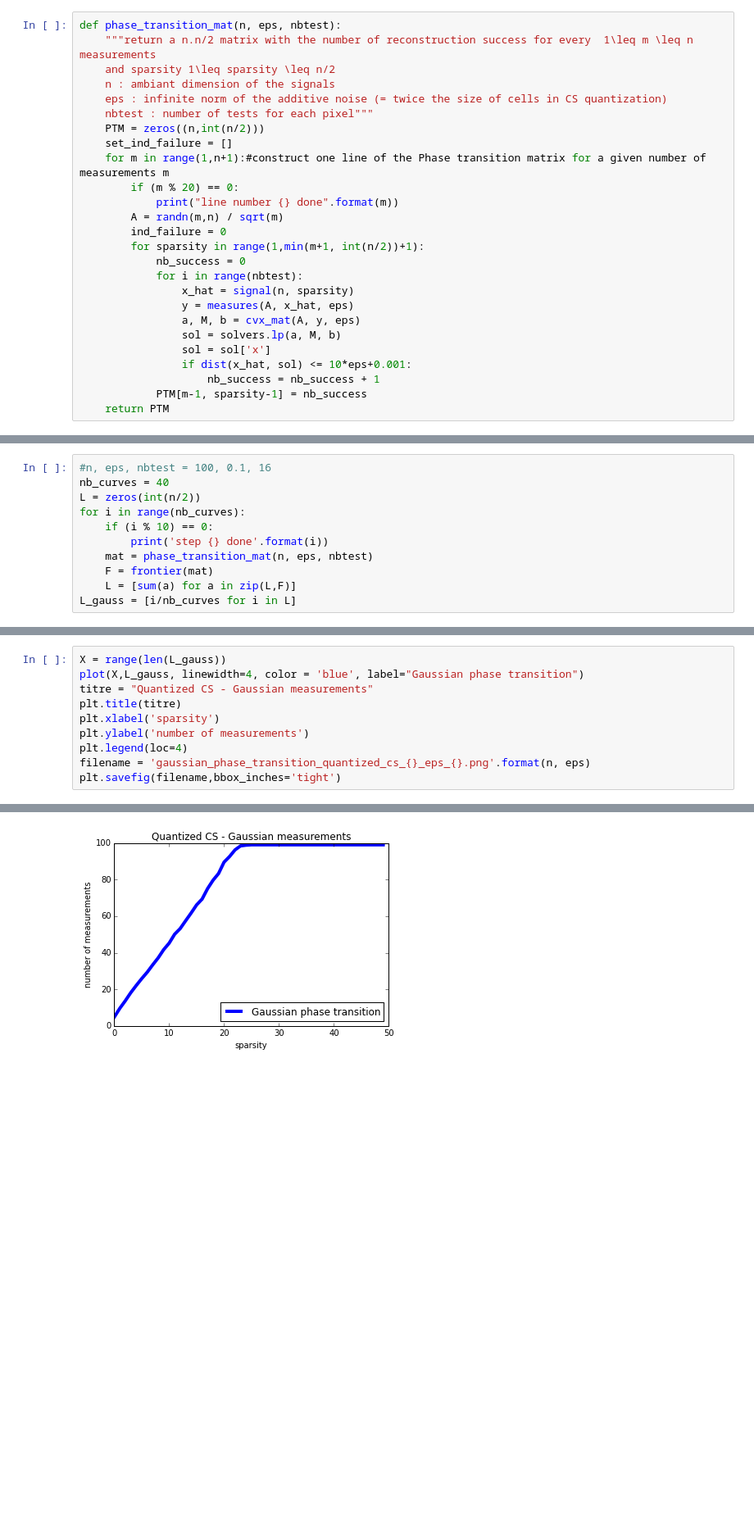
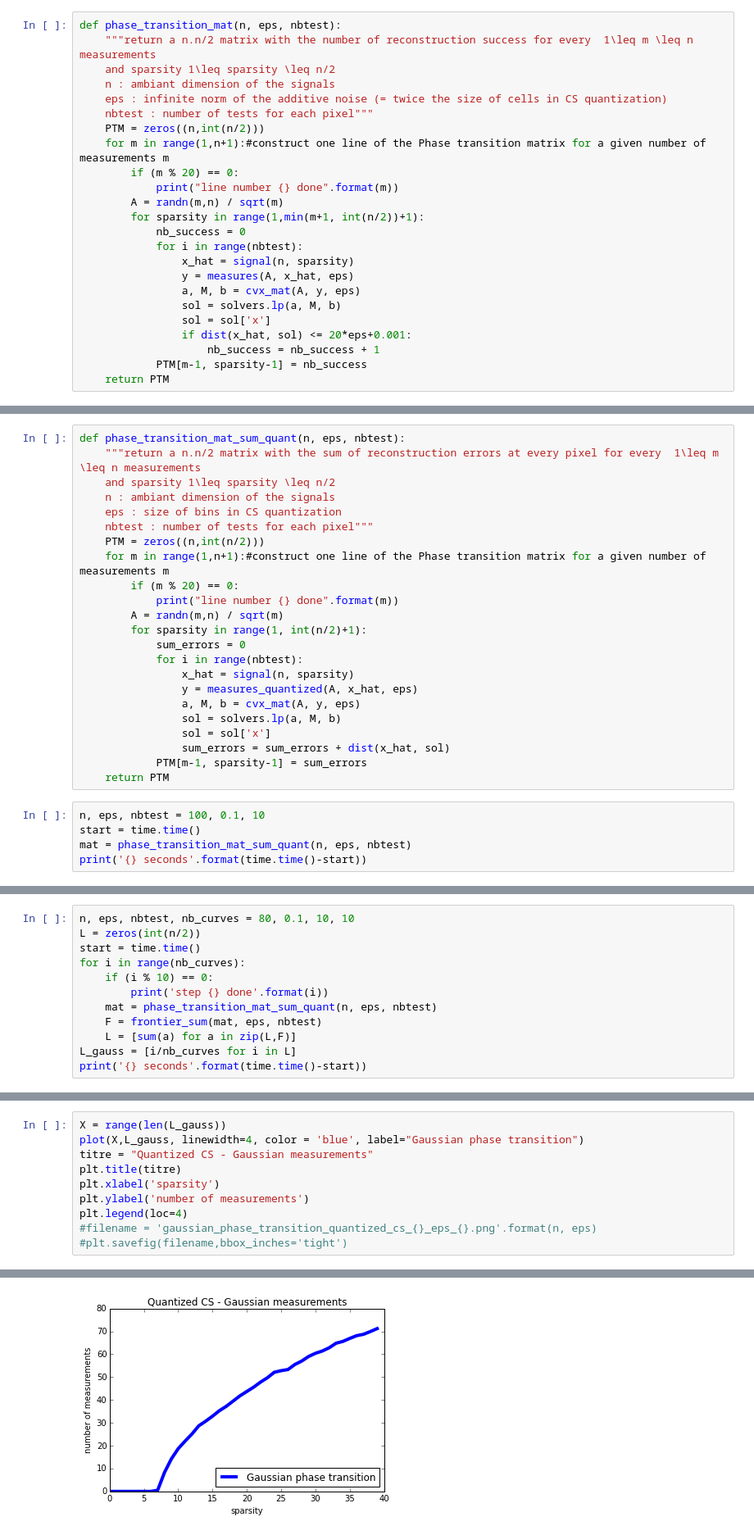
Before and after one commit to lecueguillaume/notebooks_python, a Jupyter notebook: research_paper_Dirksen_Rauhut_Lecue/phase_transition_cvx.ipynb, the cells around one changed output, grey strips where cells are left out. Shown at 82% size. Cells and saved outputs as stored; diff of their text form; blank space fills up the shorter version.

```diff
--- a/research_paper_Dirksen_Rauhut_Lecue/phase_transition_cvx.ipynb
+++ b/research_paper_Dirksen_Rauhut_Lecue/phase_transition_cvx.ipynb
@@ -126,12 +170,10 @@ def phase_transition_mat(n, eps, nbtest):
     eps : infinite norm of the additive noise (= twice the size of cells in CS quantization)
     nbtest : number of tests for each pixel"""
     PTM = zeros((n,int(n/2)))
-    set_ind_failure = []
     for m in range(1,n+1):#construct one line of the Phase transition matrix for a given number of measurements m
         if (m % 20) == 0:
             print("line number {} done".format(m))
         A = randn(m,n) / sqrt(m)
-        ind_failure = 0
         for sparsity in range(1,min(m+1, int(n/2))+1):
             nb_success = 0
             for i in range(nbtest):
@@ -140,7 +182,7 @@ def phase_transition_mat(n, eps, nbtest):
                 a, M, b = cvx_mat(A, y, eps)
                 sol = solvers.lp(a, M, b)
                 sol = sol['x']
-                if dist(x_hat, sol) <= 10*eps+0.001:
+                if dist(x_hat, sol) <= 20*eps+0.001:
                     nb_success = nb_success + 1
             PTM[m-1, sparsity-1] = nb_success
     return PTM
@@ -186,0 +298,28 @@ plt.legend(loc=4)
+# %%
+def phase_transition_mat_sum_quant(n, eps, nbtest):
+    """return a n.n/2 matrix with the sum of reconstruction errors at every pixel for every  1\leq m \leq n measurements
+    and sparsity 1\leq sparsity \leq n/2
+    n : ambiant dimension of the signals
+    eps : size of bins in CS quantization
+    nbtest : number of tests for each pixel"""
+    PTM = zeros((n,int(n/2)))
+    for m in range(1,n+1):#construct one line of the Phase transition matrix for a given number of measurements m
+        if (m % 20) == 0:
+            print("line number {} done".format(m))
+        A = randn(m,n) / sqrt(m)
+        for sparsity in range(1, int(n/2)+1):
+            sum_errors = 0
+            for i in range(nbtest):
+                x_hat = signal(n, sparsity)
+                y = measures_quantized(A, x_hat, eps)
+                a, M, b = cvx_mat(A, y, eps)
+                sol = solvers.lp(a, M, b)
+                sol = sol['x']
+                sum_errors = sum_errors + dist(x_hat, sol)
+            PTM[m-1, sparsity-1] = sum_errors
+    return PTM
+# %%
+n, eps, nbtest = 100, 0.1, 10
+start = time.time()
+mat = phase_transition_mat_sum_quant(n, eps, nbtest)
+print('{} seconds'.format(time.time()-start))
@@ -189,16 +342,17 @@ plt.legend(loc=4)
 
 > nb_curves: number of phase transition curves constructed. Those curves are then averaged to "smooth" the effect of randomness in phase transition and get a "stable" phase transition
 # %%
-#n, eps, nbtest = 100, 0.1, 16
-nb_curves = 40
+n, eps, nbtest, nb_curves = 80, 0.1, 10, 10
 L = zeros(int(n/2))
+start = time.time()
 for i in range(nb_curves):
     if (i % 10) == 0:
         print('step {} done'.format(i))
-    mat = phase_transition_mat(n, eps, nbtest)
-    F = frontier(mat)
+    mat = phase_transition_mat_sum_quant(n, eps, nbtest)
+    F = frontier_sum(mat, eps, nbtest)
     L = [sum(a) for a in zip(L,F)]
 L_gauss = [i/nb_curves for i in L]
+print('{} seconds'.format(time.time()-start))
 # %% [output]
 step 0 done
 line number 20 done
@@ -240,6 +407,6 @@ plt.title(titre)
 plt.xlabel('sparsity')
 plt.ylabel('number of measurements')
 plt.legend(loc=4)
-filename = 'gaussian_phase_transition_quantized_cs_{}_eps_{}.png'.format(n, eps)
-plt.savefig(filename,bbox_inches='tight')
+#filename = 'gaussian_phase_transition_quantized_cs_{}_eps_{}.png'.format(n, eps)
+#plt.savefig(filename,bbox_inches='tight')
 # %% [output]
@@ -246 +414 @@ plt.savefig(filename,bbox_inches='tight')
-[figure, old version]
+[figure, new version]
```
Also changed, not shown: parts of 94 cells of this notebook, 1 other file.
